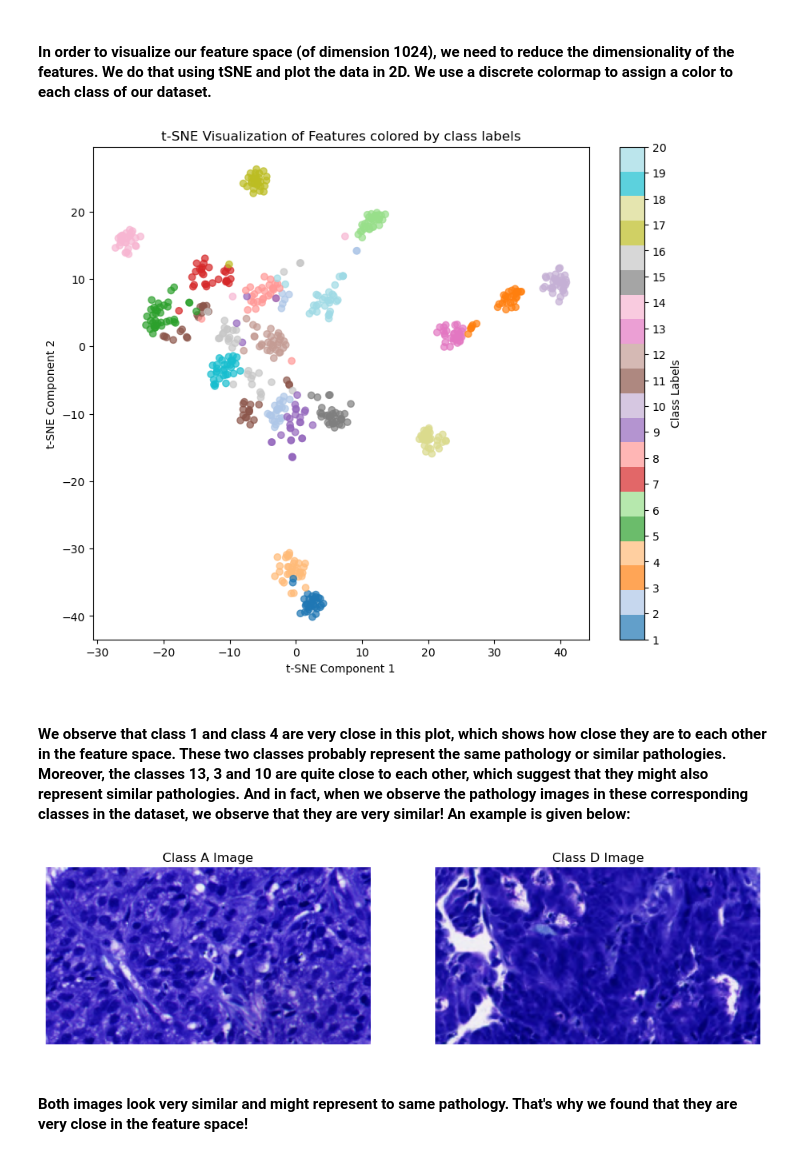
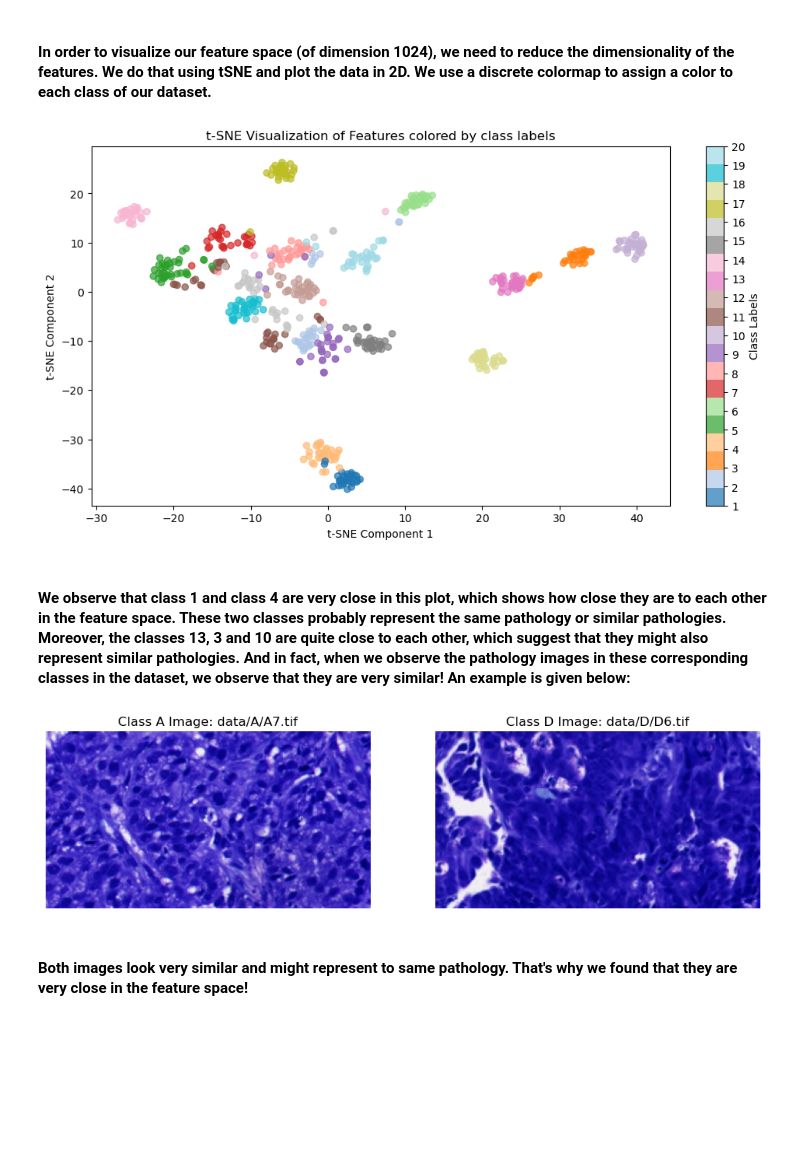
Before and after one commit to Sofiane-Sif/histopathology-ML-analysis, a Jupyter notebook: Assignment1.ipynb, the cells around one changed output. Drawn from its saved outputs; the diff is of its cells as text; code cells hidden in the pictures; blank space fills up the shorter version.

```diff
--- a/Assignment1.ipynb
+++ b/Assignment1.ipynb
@@ -331,26 +333,28 @@ KMeans accuracy after PCA dimensionality reduction: 82.05%
 # %%
 from sklearn.manifold import TSNE
 import matplotlib.pyplot as plt
 from matplotlib.colors import ListedColormap, BoundaryNorm
 
 # Apply t-SNE for dimensionality reduction and visualization
 tsne = TSNE(n_components=2, random_state=42)
 features_tsne = tsne.fit_transform(features_train)
 
 # Define the discrete colormap with integer values
 cmap_discrete = ListedColormap(plt.cm.tab20.colors[:20])
 norm_discrete = BoundaryNorm(range(1, 21), cmap_discrete.N)
 
 # Plot the features in a lower dimension using t-SNE with the discrete colormap
-plt.figure(figsize=(10, 8))
+
+plt.figure(figsize=(12,6))
 scatter = plt.scatter(features_tsne[:, 0], features_tsne[:, 1], c=labels_train, cmap=cmap_discrete, alpha=0.7)
 plt.title('t-SNE Visualization of Features colored by class labels')
 plt.xlabel('t-SNE Component 1')
 plt.ylabel('t-SNE Component 2')
 plt.colorbar(scatter, ticks=range(1, 21), label='Class Labels')
+
 plt.show()
 # %% [output]
-[figure, old version]
+[figure, new version]
 # %% [markdown]
 #### We observe that class 1 and class 4 are very close in this plot, which shows how close they are to each other in the feature space. These two classes probably represent the same pathology or similar pathologies. Moreover, the classes 13, 3 and 10 are quite close to each other, which suggest that they might also represent similar pathologies. And in fact, when we observe the pathology images in these corresponding classes in the dataset, we observe that they are very similar! An example is given below:
 # %%
@@ -369,16 +373,16 @@ plt.figure(figsize=(12, 6))
 
 plt.subplot(1, 2, 1)
 plt.imshow(image_class1_array, cmap='gray')  # Assuming the images are grayscale
-plt.title('Class A Image')
+plt.title(f'Class A Image: {image_class1_path}')
 plt.axis("off")
 
 plt.subplot(1, 2, 2)
 plt.imshow(image_class4_array, cmap='gray')  # Assuming the images are grayscale
-plt.title('Class D Image')
+plt.title(f'Class D Image: {image_class4_path}')
 plt.axis("off")
 
 plt.show()
 # %% [output]
-[figure, old version]
+[figure, new version]
 # %% [markdown]
 #### Both images look very similar and might represent to same pathology. That's why we found that they are very close in the feature space!
```
Also changed, not shown: parts of 19 cells of this notebook.
